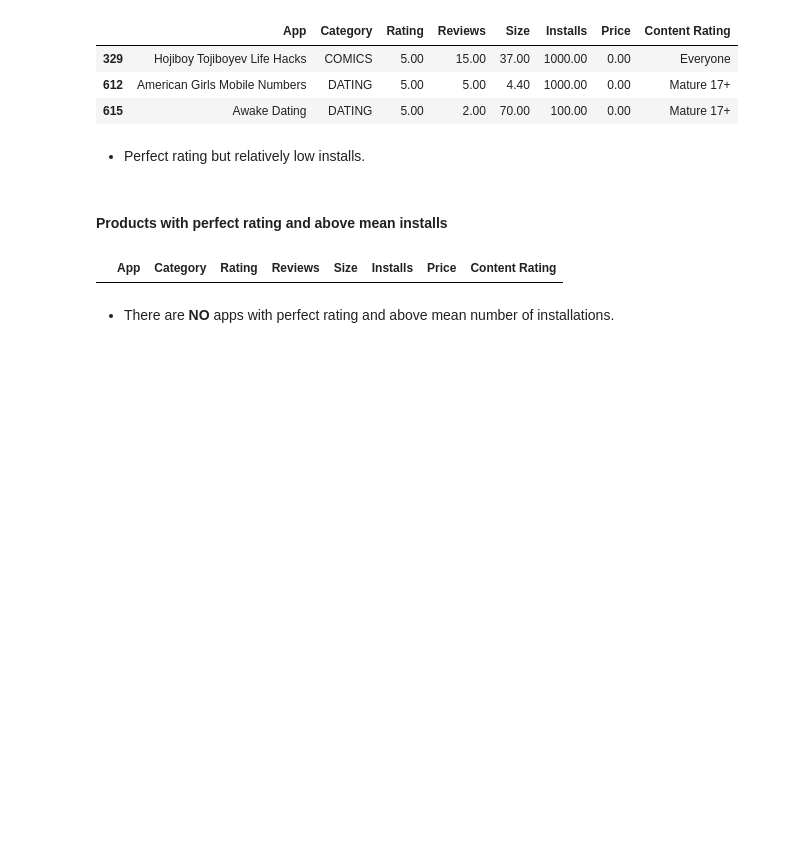
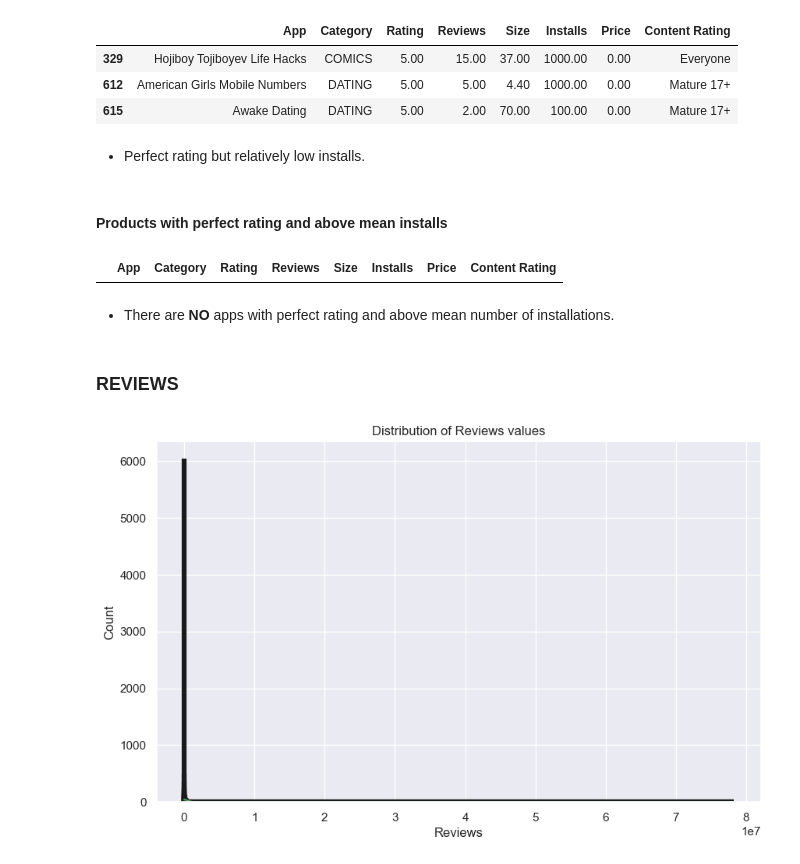
Before and after one commit to RitiGawade/Google-Play-Store, a Jupyter notebook: Data_Visualization.ipynb, the cells around one changed output. Cells and saved outputs as stored; diff of their text form; code cells hidden in the pictures; blank space fills up the shorter version.

Commit message:
review column visualization

```diff
--- a/Data_Visualization.ipynb
+++ b/Data_Visualization.ipynb
@@ -350,3 +350,22 @@ df[(df['Rating'] == 5) & df['Installs'] >= df['Installs'].mean()]
 |  | App | Category | Rating | Reviews | Size | Installs | Price | Content Rating |
 # %% [markdown]
 - There are **NO** apps with perfect rating and above mean number of installations.
+# %% [markdown]
+### REVIEWS
+# %%
+#size of the plot
+plt.figure(figsize = (10,6))
+
+#title of the graph
+plt.title('Distribution of Reviews values')
+
+#aesthetics of the graph
+sns.set(style = "darkgrid")
+
+#create the histogram
+sns.histplot(df["Reviews"],kde = True, color = "g", alpha = 0.1, linewidth = 4.5, edgecolor = "k")
+
+#display the graph
+plt.show();
+# %% [output]
+[figure, added]
```
Also changed, not shown: parts of 31 cells of this notebook.
